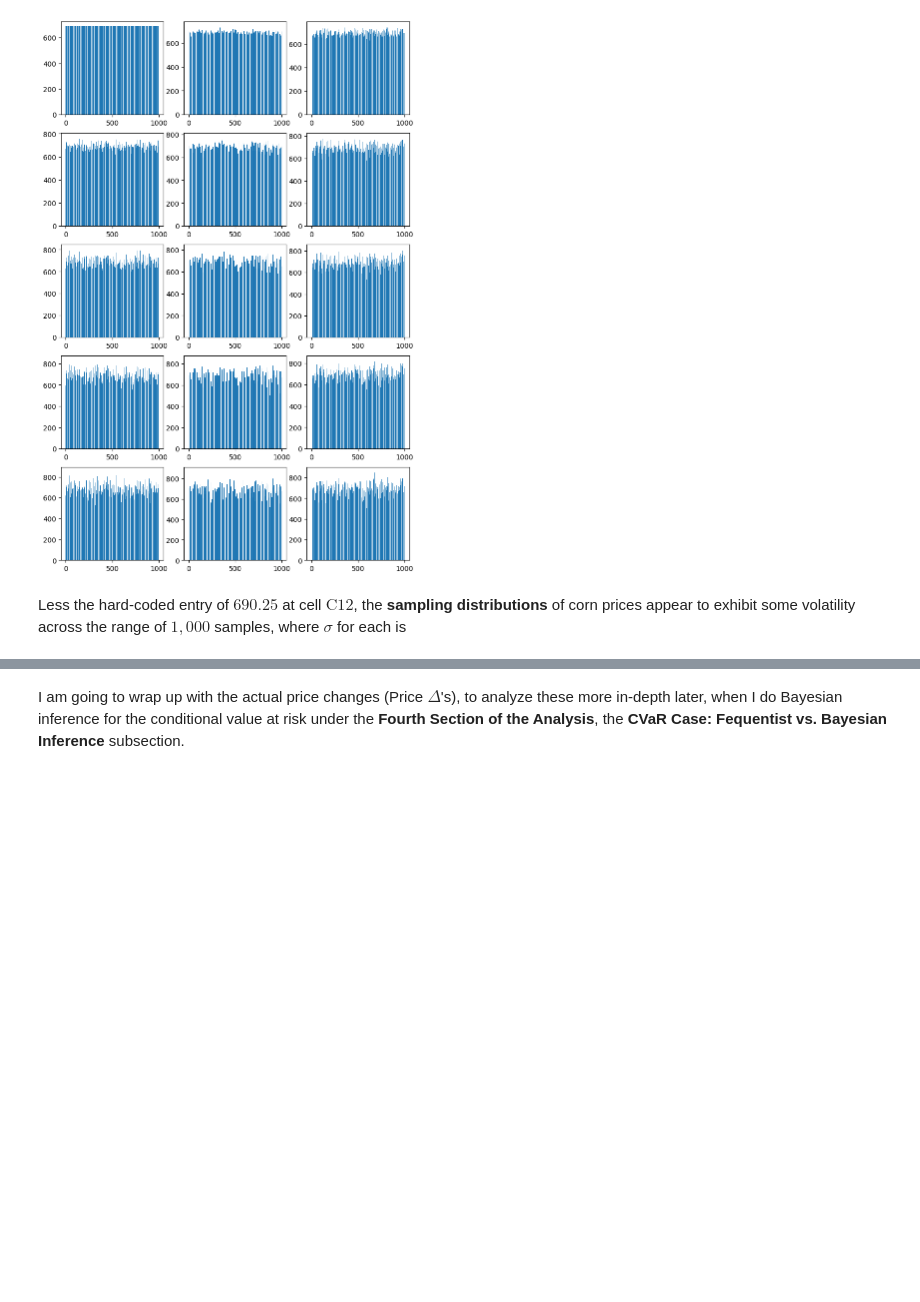
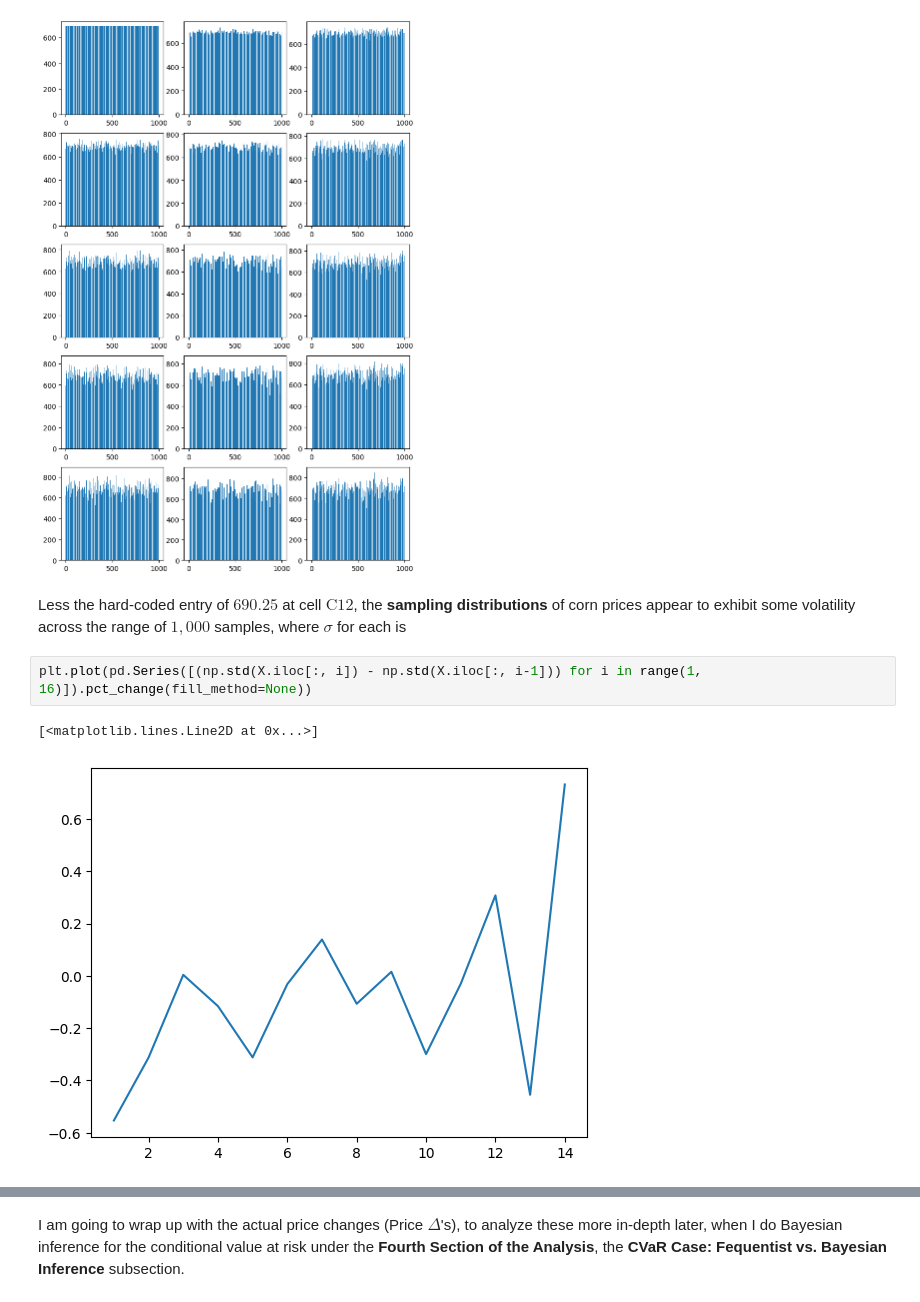
Before and after one commit to salma-rodriguez/Futures-Experiment, a Jupyter notebook: cornfutures_swaptures.ipynb, the cells around one changed output, grey strips where cells are left out. Saved outputs shown, nothing was run; the diff lists cells and outputs as text; blank space fills up the shorter version.

```diff
--- a/cornfutures_swaptures.ipynb
+++ b/cornfutures_swaptures.ipynb
@@ -143,6 +143,11 @@ fig.set_size_inches(9, 14)
 [figure]
 # %% [markdown]
 Less the hard-coded entry of $690.25$ at cell $\text{C}12$, the **sampling distributions** of corn prices appear to exhibit some volatility across the range of $1,000$ samples, where $\sigma$ for each is
+# %%
+plt.plot(pd.Series([(np.std(X.iloc[:, i]) - np.std(X.iloc[:, i-1])) for i in range(1, 16)]).pct_change(fill_method=None))
+# %% [output]
+[<matplotlib.lines.Line2D at 0x...>]
+[figure, added]
 # %%
 import matplotlib.pyplot as plt
 import pandas as pd
```
Also changed, not shown: parts of 30 cells of this notebook.
